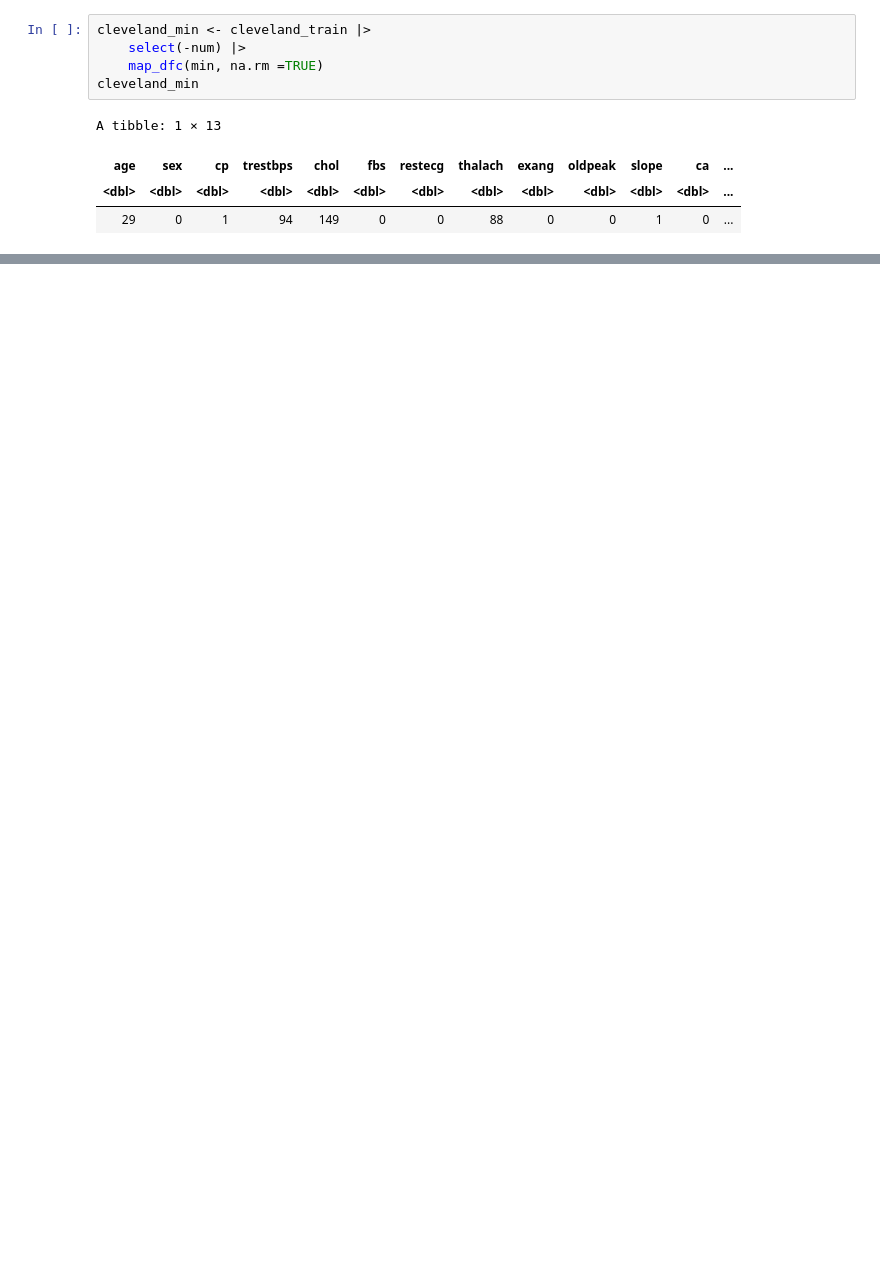
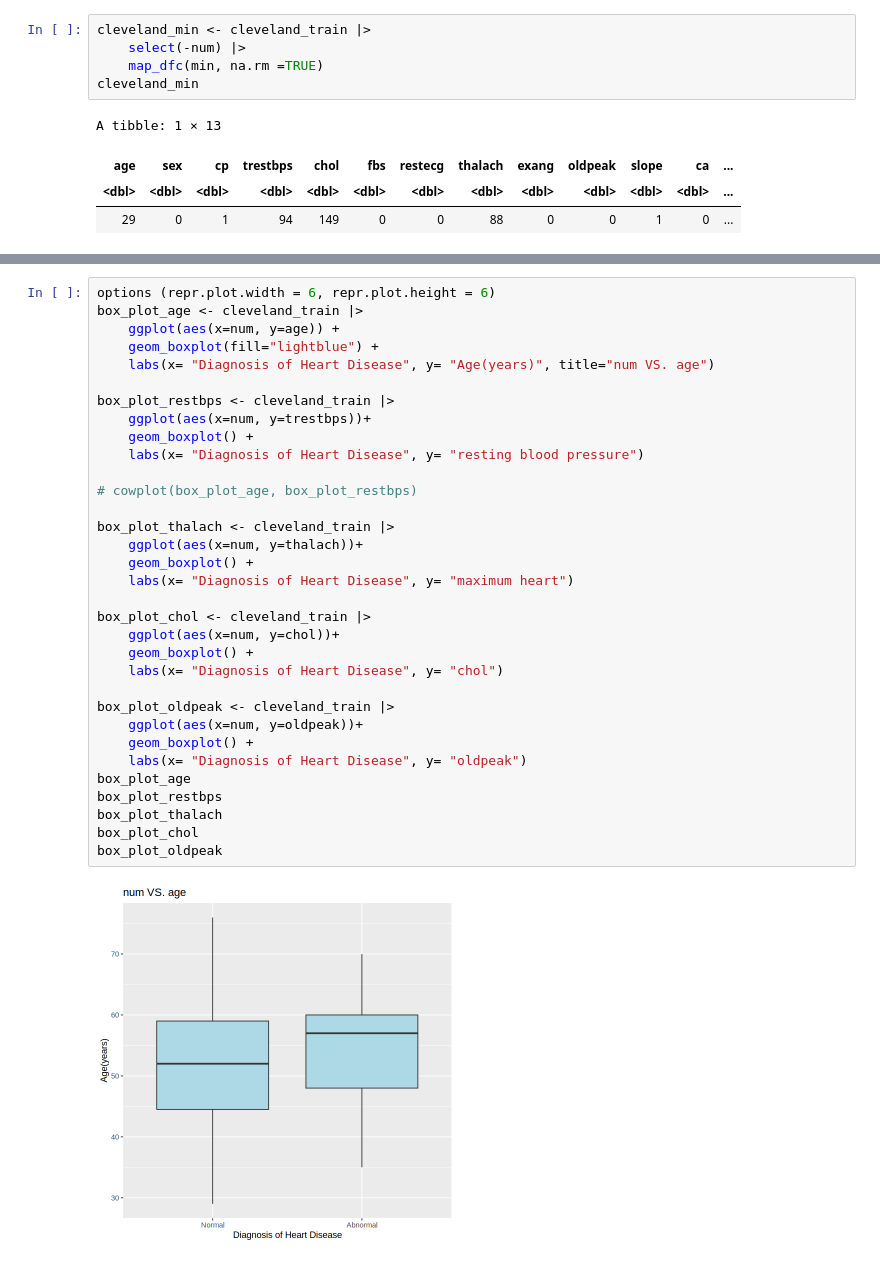
Before and after one commit to TimWei12/Group_25_project, a Jupyter notebook: Project proposal.ipynb, the cells around one changed output, grey strips where cells are left out. Saved outputs shown, nothing was run; the diff lists cells and outputs as text; blank space fills up the shorter version.

```diff
--- a/Project proposal.ipynb
+++ b/Project proposal.ipynb
@@ -202,0 +217,35 @@ Examples
+# %%
+options (repr.plot.width = 6, repr.plot.height = 6)
+box_plot_age <- cleveland_train |>
+    ggplot(aes(x=num, y=age)) +
+    geom_boxplot(fill="lightblue") +
+    labs(x= "Diagnosis of Heart Disease", y= "Age(years)", title="num VS. age")
+
+box_plot_restbps <- cleveland_train |>
+    ggplot(aes(x=num, y=trestbps))+
+    geom_boxplot() +
+    labs(x= "Diagnosis of Heart Disease", y= "resting blood pressure")
+
+# cowplot(box_plot_age, box_plot_restbps)
+
+box_plot_thalach <- cleveland_train |>
+    ggplot(aes(x=num, y=thalach))+
+    geom_boxplot() +
+    labs(x= "Diagnosis of Heart Disease", y= "maximum heart")
+
+box_plot_chol <- cleveland_train |>
+    ggplot(aes(x=num, y=chol))+
+    geom_boxplot() +
+    labs(x= "Diagnosis of Heart Disease", y= "chol")
+
+box_plot_oldpeak <- cleveland_train |>
+    ggplot(aes(x=num, y=oldpeak))+
+    geom_boxplot() +
+    labs(x= "Diagnosis of Heart Disease", y= "oldpeak")
+box_plot_age
+box_plot_restbps
+box_plot_thalach
+box_plot_chol
+box_plot_oldpeak
+# %% [output]
+[figure, added]
```
Also changed, not shown: parts of 13 cells of this notebook.
